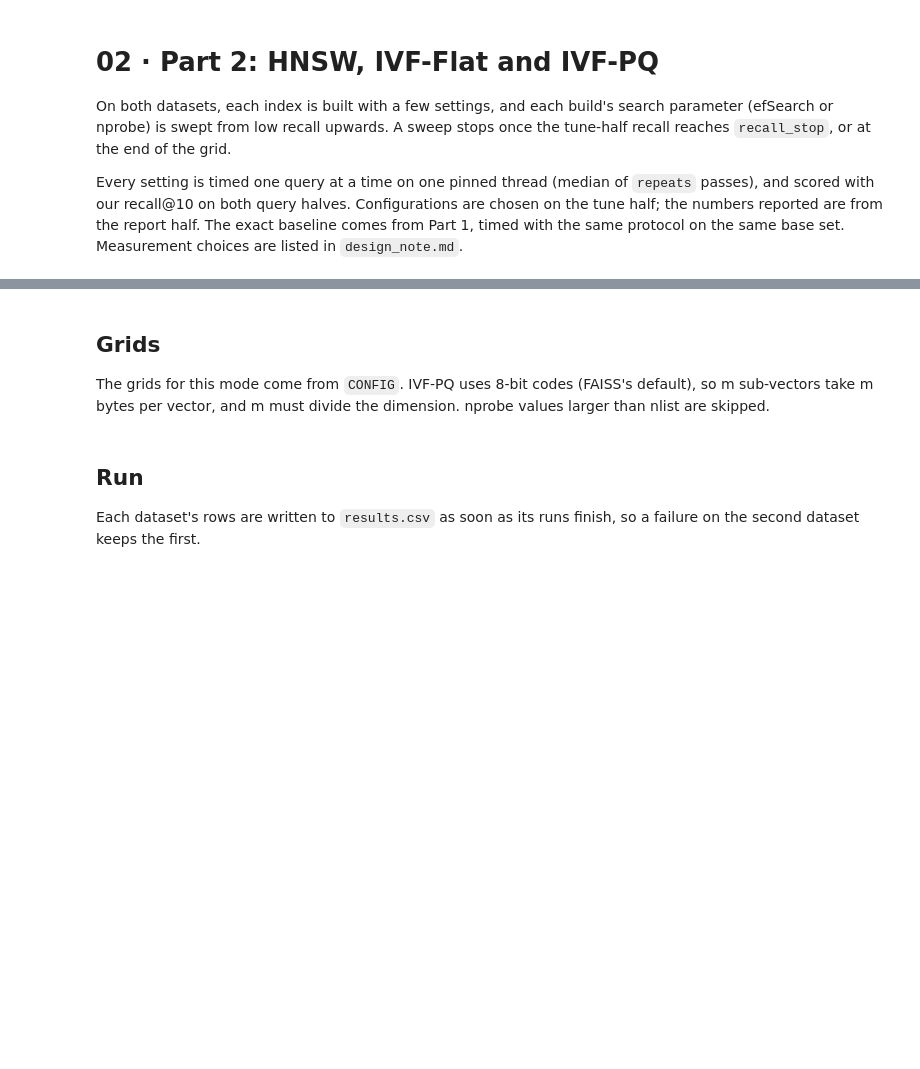
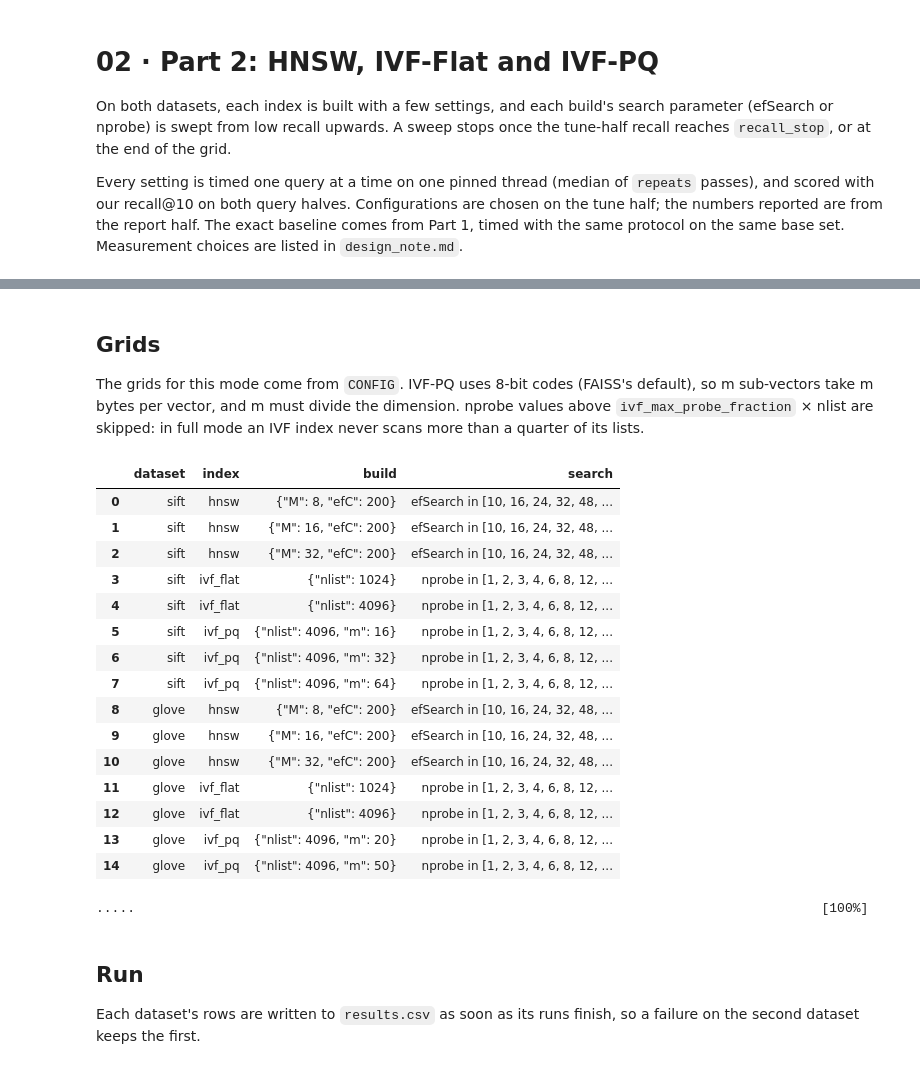
Before and after one commit to astrion-coder/ire-assignment-3, a Jupyter notebook: notebooks/02_benchmark.ipynb, the cells around one changed output, grey strips where cells are left out. Cells and saved outputs as stored; diff of their text form; code cells hidden in the pictures; blank space fills up the shorter version.

Commit message:
add: full run outputs with extended grids

```diff
--- a/notebooks/02_benchmark.ipynb
+++ b/notebooks/02_benchmark.ipynb
@@ -9,18 +27,35 @@ Every setting is timed one query at a time on one pinned thread (median of `repe
 # %% [markdown]
 ## Grids
-The grids for this mode come from `CONFIG`. IVF-PQ uses 8-bit codes (FAISS's default), so m sub-vectors take m bytes per vector, and m must divide the dimension. nprobe values larger than nlist are skipped.
+The grids for this mode come from `CONFIG`. IVF-PQ uses 8-bit codes (FAISS's default), so m sub-vectors take m bytes per vector, and m must divide the dimension. nprobe values above `ivf_max_probe_fraction` × nlist are skipped: in full mode an IVF index never scans more than a quarter of its lists.
 # %%
 def part2_configs(name, config=CONFIG):
     """(index kind, build settings, search values) for every Part 2 build on dataset `name`."""
-    probes = lambda nlist: [p for p in config["nprobe"] if p <= nlist]
+    probes = lambda nlist: [p for p in config["nprobe"] if p <= nlist * config["ivf_max_probe_fraction"]]
     return ([("hnsw", dict(M=M, efC=config["hnsw_efC"]), config["ef_search"]) for M in config["hnsw_M"]]
             + [("ivf_flat", dict(nlist=nlist), probes(nlist)) for nlist in config["ivf_nlist"]]
             + [("ivf_pq", dict(nlist=config["ivfpq_nlist"], m=m), probes(config["ivfpq_nlist"]))
                for m in config["ivfpq_m"][name]])
 
 
 pd.DataFrame([dict(dataset=name, index=kind, build=json.dumps(params), search=f"{SEARCH_PARAM[kind]} in {values}")
               for name in DATASETS for kind, params, values in part2_configs(name)])
+# %% [output]
+|  | dataset | index | build | search |
+| 0 | sift | hnsw | {"M": 8, "efC": 200} | efSearch in [10, 16, 24, 32, 48, ... |
+| 1 | sift | hnsw | {"M": 16, "efC": 200} | efSearch in [10, 16, 24, 32, 48, ... |
+| 2 | sift | hnsw | {"M": 32, "efC": 200} | efSearch in [10, 16, 24, 32, 48, ... |
+| 3 | sift | ivf_flat | {"nlist": 1024} | nprobe in [1, 2, 3, 4, 6, 8, 12, ... |
+| 4 | sift | ivf_flat | {"nlist": 4096} | nprobe in [1, 2, 3, 4, 6, 8, 12, ... |
+| 5 | sift | ivf_pq | {"nlist": 4096, "m": 16} | nprobe in [1, 2, 3, 4, 6, 8, 12, ... |
+| 6 | sift | ivf_pq | {"nlist": 4096, "m": 32} | nprobe in [1, 2, 3, 4, 6, 8, 12, ... |
+| 7 | sift | ivf_pq | {"nlist": 4096, "m": 64} | nprobe in [1, 2, 3, 4, 6, 8, 12, ... |
+| 8 | glove | hnsw | {"M": 8, "efC": 200} | efSearch in [10, 16, 24, 32, 48, ... |
+| 9 | glove | hnsw | {"M": 16, "efC": 200} | efSearch in [10, 16, 24, 32, 48, ... |
+| 10 | glove | hnsw | {"M": 32, "efC": 200} | efSearch in [10, 16, 24, 32, 48, ... |
+| 11 | glove | ivf_flat | {"nlist": 1024} | nprobe in [1, 2, 3, 4, 6, 8, 12, ... |
+| 12 | glove | ivf_flat | {"nlist": 4096} | nprobe in [1, 2, 3, 4, 6, 8, 12, ... |
+| 13 | glove | ivf_pq | {"nlist": 4096, "m": 20} | nprobe in [1, 2, 3, 4, 6, 8, 12, ... |
+| 14 | glove | ivf_pq | {"nlist": 4096, "m": 50} | nprobe in [1, 2, 3, 4, 6, 8, 12, ... |
 # %%
 %%ipytest -qq
 
@@ -31,11 +66,20 @@ def test_full_grid_tries_several_build_settings_per_index(name):
 
 
 @pytest.mark.parametrize("config", [FULL, QUICK], ids=["full", "quick"])
-def test_every_index_runs_and_nprobe_never_exceeds_nlist(config):
+def test_every_index_runs_and_nprobe_stays_within_its_share_of_the_lists(config):
     for name in DATASETS:
         runs = part2_configs(name, config)
         assert {kind for kind, _, _ in runs} == {"hnsw", "ivf_flat", "ivf_pq"}
-        assert all(max(values) <= params["nlist"] for kind, params, values in runs if kind != "hnsw")
+        assert all(max(values) <= params["nlist"] * config["ivf_max_probe_fraction"]
+                   for kind, params, values in runs if kind != "hnsw")
+
+
+def test_full_grid_reaches_2048_and_a_quarter_of_the_lists():
+    runs = {(kind, params.get("nlist")): values for kind, params, values in part2_configs("glove", FULL)}
+    assert runs[("hnsw", None)][-1] == 2048
+    assert runs[("ivf_flat", 4096)][-1] == 1024 and runs[("ivf_flat", 1024)][-1] == 256
+# %% [output]
+.....                                                                                        [100%]
 # %% [markdown]
 ## Run
 Each dataset's rows are written to `results.csv` as soon as its runs finish, so a failure on the second dataset keeps the first.
```
Also changed, not shown: parts of 5 cells of this notebook, 34 other files.
